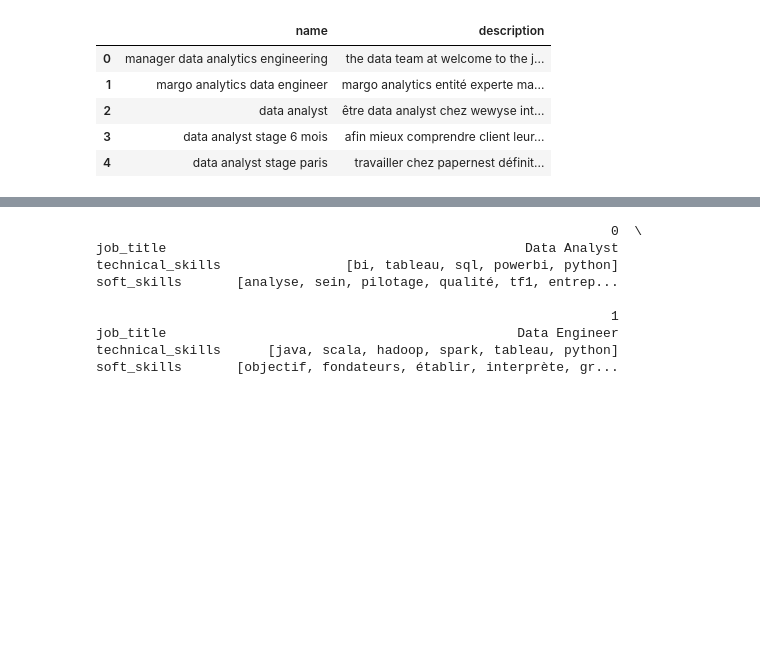
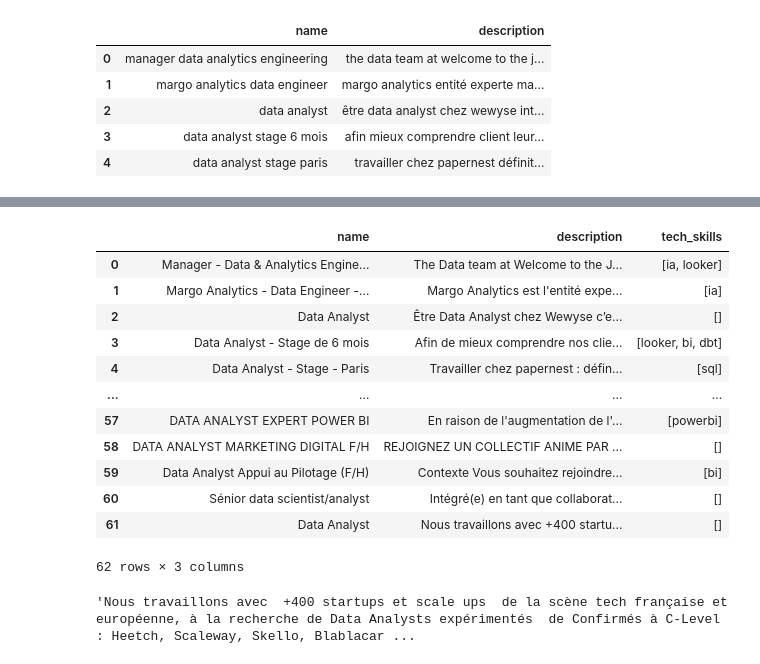
Before and after one commit to dsteddy/Projet_3, a Jupyter notebook: skills_extract.ipynb, the cells around one changed output, grey strips where cells are left out. Cells and saved outputs as stored; diff of their text form; code cells hidden in the pictures; blank space fills up the shorter version.

```diff
--- a/skills_extract.ipynb
+++ b/skills_extract.ipynb
@@ -163,12 +85,58 @@ list of unprocessed skills :
-# %%
-print(output.T)
-# %% [output]
-                                                                  0  \
-job_title                                              Data Analyst
-technical_skills                [bi, tableau, sql, powerbi, python]
-soft_skills       [analyse, sein, pilotage, qualité, tf1, entrep...
-
-                                                                  1
-job_title                                             Data Engineer
-technical_skills      [java, scala, hadoop, spark, tableau, python]
-soft_skills       [objectif, fondateurs, établir, interprète, gr...
+# %%
+technical_skills = [
+    'python',
+    'flask',
+    'pandas',
+    'spark',
+    'scikit-learn',
+    'numpy',
+    'sql',
+    'mysql',
+    'nltk',
+    'fastapi',
+    'pytorch',
+    'snowflake',
+    'pandas',
+    'rivery',
+    'django',
+    'react',
+    'html',
+    'machine learning',
+    'tableau',
+    'bi',
+    'powerbi',
+    'looker',
+    'data warehouse',
+    'dbt',
+    'power bi',
+    'ia',
+    'ai'
+]
+
+def extract_tech_skills(description):
+    skills = set(description.lower().split())
+    extracted_skills = list(skills.intersection(technical_skills))
+    return extracted_skills
+
+df["tech_skills"] = df["description"].apply(extract_tech_skills)
+
+
+df
+# %% [output]
+|  | name | description | tech_skills |
+| 0 | Manager - Data & Analytics Engine... | The Data team at Welcome to the J... | [ia, looker] |
+| 1 | Margo Analytics - Data Engineer -... | Margo Analytics est l'entité expe... | [ia] |
+| 2 | Data Analyst | Être Data Analyst chez Wewyse c’e... | [] |
+| 3 | Data Analyst - Stage de 6 mois | Afin de mieux comprendre nos clie... | [looker, bi, dbt] |
+| 4 | Data Analyst - Stage - Paris | Travailler chez papernest : défin... | [sql] |
+| ... | ... | ... | ... |
+| 57 | DATA ANALYST EXPERT POWER BI | En raison de l'augmentation de l'... | [powerbi] |
+| 58 | DATA ANALYST MARKETING DIGITAL F/H | REJOIGNEZ UN COLLECTIF ANIME PAR ... | [] |
+| 59 | Data Analyst Appui au Pilotage (F/H) | Contexte Vous souhaitez rejoindre... | [bi] |
+| 60 | Sénior data scientist/analyst | Intégré(e) en tant que collaborat... | [] |
+| 61 | Data Analyst | Nous travaillons avec +400 startu... | [] |
+62 rows × 3 columns
+# %%
+df["description"].iloc[61]
+# %% [output]
+'Nous travaillons avec  +400 startups et scale ups  de la scène tech française et européenne, à la recherche de Data Analysts expérimentés  de Confirmés à C-Level : Heetch, Scaleway, Skello, Blablacar ...
```
Also changed, not shown: parts of 6 cells of this notebook, 3 other files.
